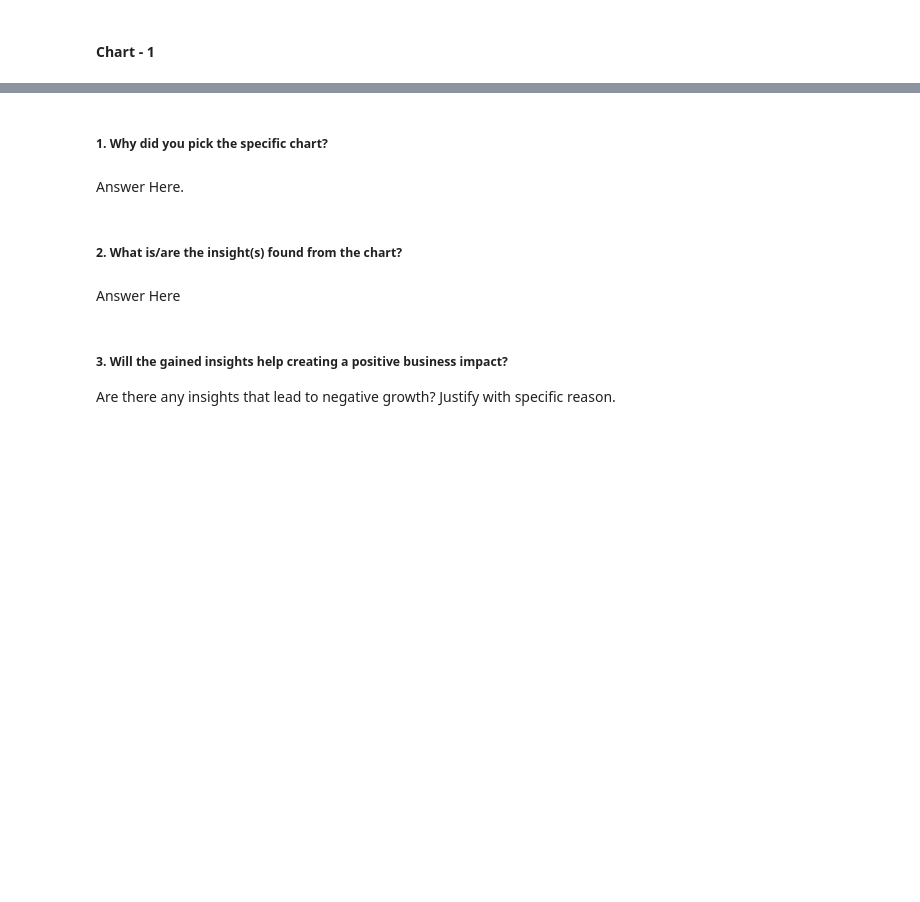
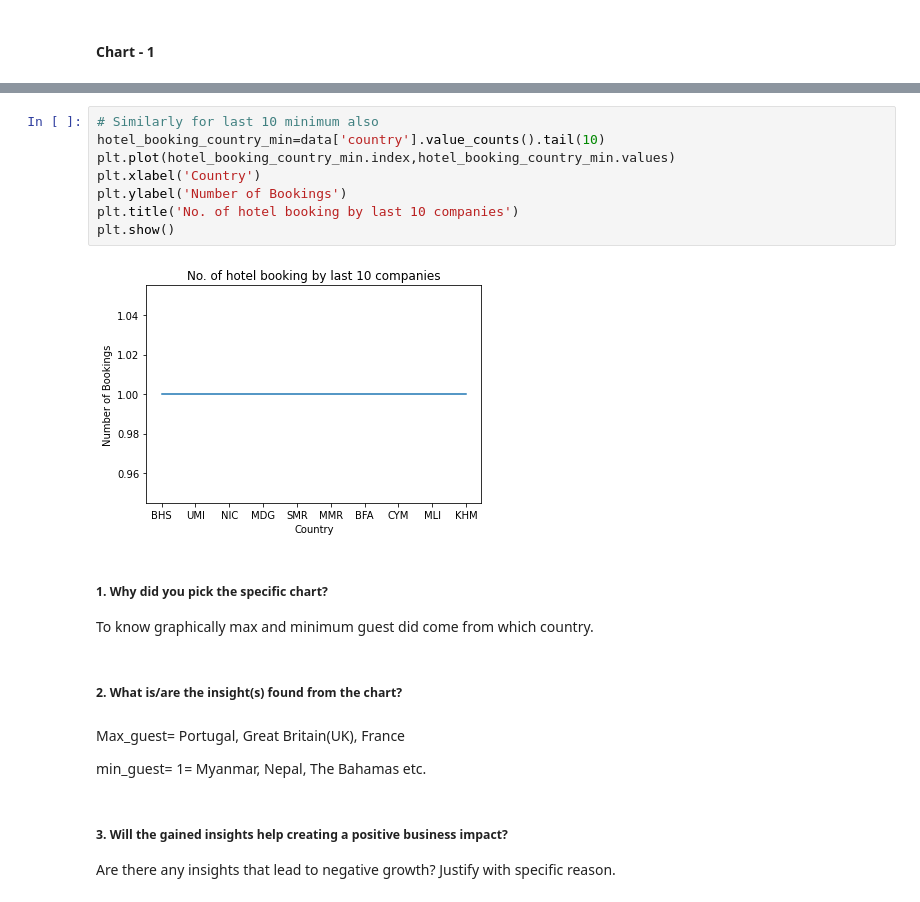
Before and after one commit to fadakenitin/Capstone_ProjectEDA, a Jupyter notebook: Copy_of_Sample_EDA_Submission_Template.ipynb, the cells around one changed output, grey strips where cells are left out. Drawn from its saved outputs; the diff is of its cells as text; blank space fills up the shorter version.

```diff
--- a/Copy_of_Sample_EDA_Submission_Template.ipynb
+++ b/Copy_of_Sample_EDA_Submission_Template.ipynb
@@ -132,11 +520,22 @@ Answer Here.
+# %%
+# Similarly for last 10 minimum also
+hotel_booking_country_min=data['country'].value_counts().tail(10)
+plt.plot(hotel_booking_country_min.index,hotel_booking_country_min.values)
+plt.xlabel('Country')
+plt.ylabel('Number of Bookings')
+plt.title('No. of hotel booking by last 10 companies')
+plt.show()
+# %% [output]
+[figure, added]
 # %% [markdown]
 ##### 1. Why did you pick the specific chart?
+To know graphically max and minimum guest did come from which country.
-# %% [markdown]
-Answer Here.
 # %% [markdown]
 ##### 2. What is/are the insight(s) found from the chart?
-# %% [markdown]
-Answer Here
+# %% [markdown]
+Max_guest= Portugal, Great Britain(UK), France
+
+min_guest= 1= Myanmar, Nepal, The Bahamas etc.
 # %% [markdown]
 ##### 3. Will the gained insights help creating a positive business impact?
 Are there any insights that lead to negative growth? Justify with specific reason.
```
Also changed, not shown: parts of 55 cells of this notebook.
